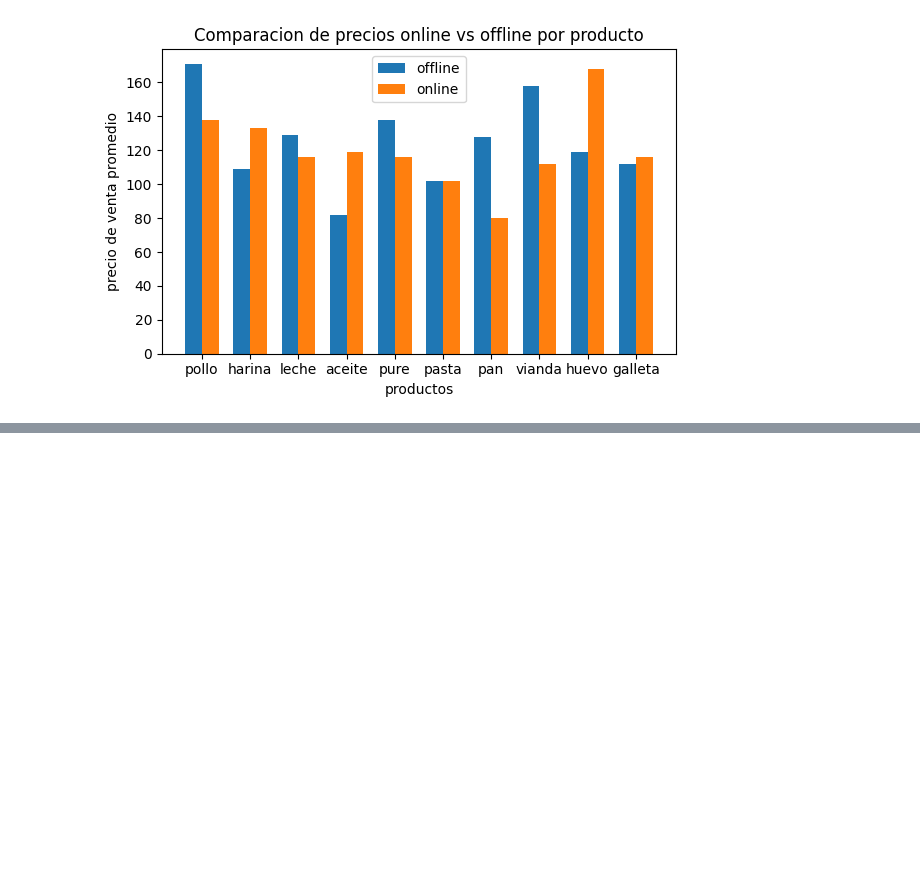
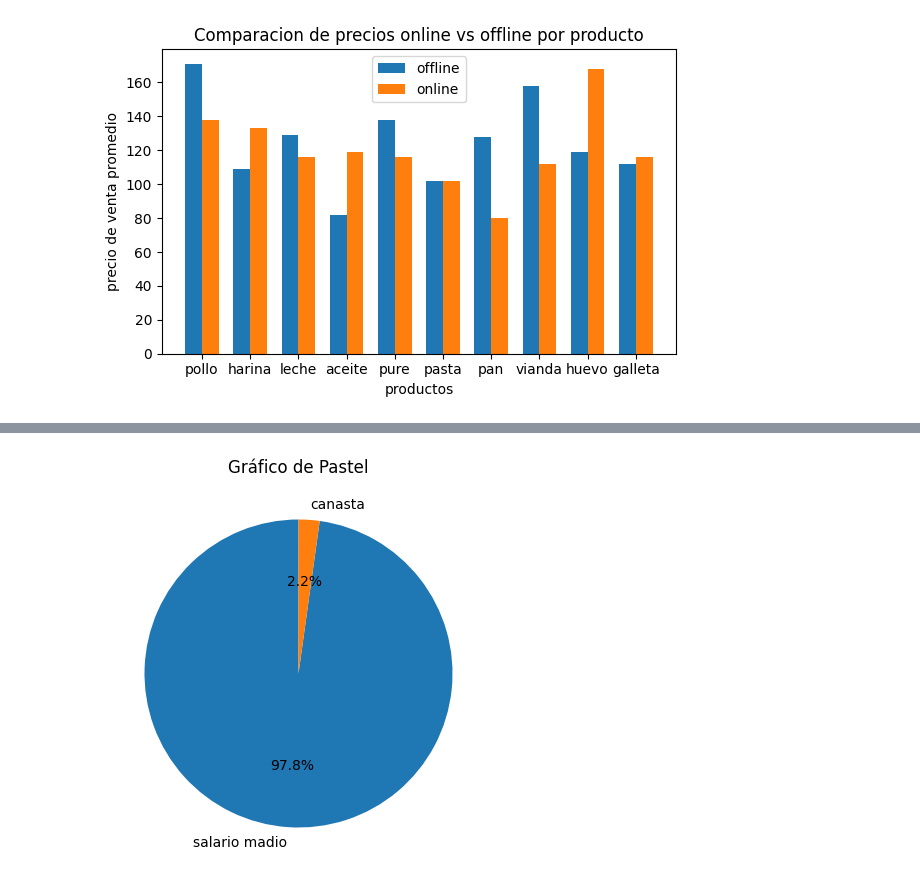
Before and after one commit to Samy0301/IP-ICD-Project, a Jupyter notebook: probando/pruebita.ipynb, the cells around one changed output, grey strips where cells are left out. Drawn from its saved outputs; the diff is of its cells as text; code cells hidden in the pictures; blank space fills up the shorter version.

```diff
--- a/probando/pruebita.ipynb
+++ b/probando/pruebita.ipynb
@@ -69,0 +83,14 @@ plt.show()
+# %%
+import polars as pl
+import matplotlib.pyplot as plt
+import datos_static
+
+cats =  ["salario madio", "canasta"]
+vals = [datos_static.salario_medio, datos_static.promedio_canasta_on]
+
+plt.figure(figsize=(5, 5))
+plt.pie(vals, labels=cats, autopct="%1.1f%%", startangle=90)
+plt.title("Gráfico de Pastel")
+plt.show()
+# %% [output]
+[figure, added]
```
Also changed, not shown: parts of 2 cells of this notebook, 4 other files.
